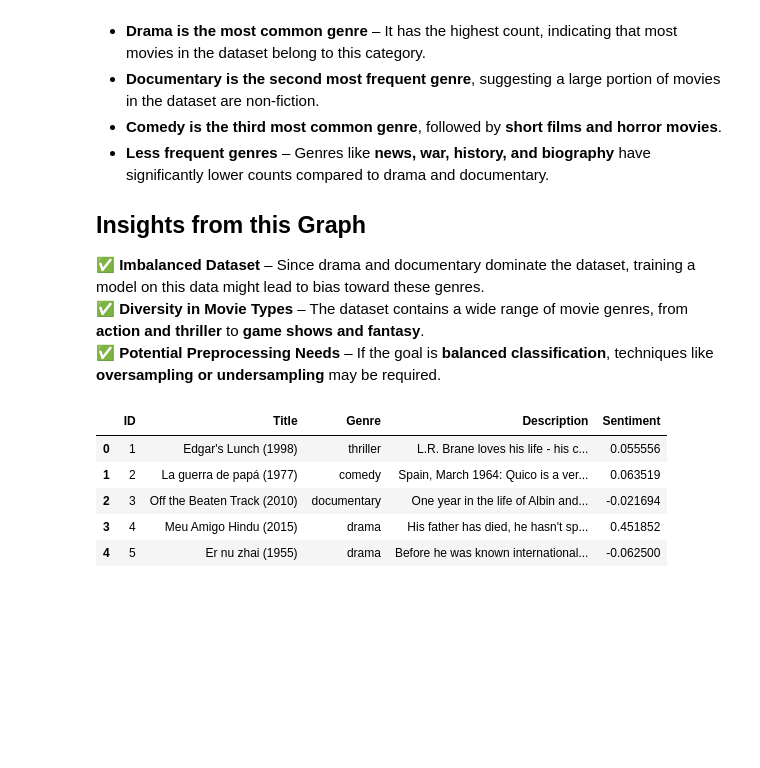
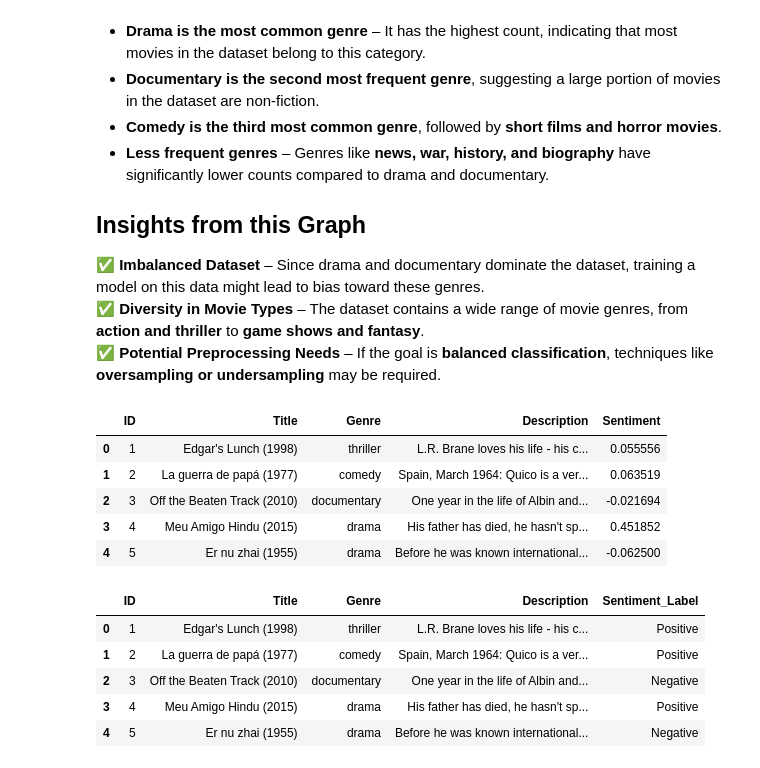
Before and after one commit to Dawittsegaye12/codsoft_movie-genre_prediction, a Jupyter notebook: notebook/eda.ipynb, the cells around one changed output. Saved outputs shown, nothing was run; the diff lists cells and outputs as text; code cells hidden in the pictures; blank space fills up the shorter version.

```diff
--- a/notebook/eda.ipynb
+++ b/notebook/eda.ipynb
@@ -328,3 +328,46 @@ merged_data1.head()
 | 2 | 3 | Off the Beaten Track (2010) | documentary | One year in the life of Albin and... | -0.021694 |
 | 3 | 4 | Meu Amigo Hindu (2015) | drama | His father has died, he hasn't sp... | 0.451852 |
 | 4 | 5 | Er nu zhai (1955) | drama | Before he was known international... | -0.062500 |
+# %%
+
+
+# Function to categorize sentiment
+def categorize_sentiment(polarity):
+    if polarity > 0:
+        return 'Positive'
+    elif polarity == 0:
+        return 'Neutral'
+    else:
+        return 'Negative'
+
+# Apply categorization
+merged_data['Sentiment_Label'] = merged_data['Sentiment'].apply(categorize_sentiment)
+
+# Display the first few rows with sentiment scores and labels
+print(merged_data[['Description', 'Sentiment', 'Sentiment_Label']].head())
+
+# Save the dataset with sentiment scores and labels
+merged_data.to_csv('C:/Users/SOOQ ELASER/movie_genre_prediction/dataset/merged_dataset_with_sentiment_labels.csv', index=False)
+print("Dataset with sentiment scores and labels saved as CSV successfully.")
+
+# Drop the 'Sentiment' column
+merged_data = merged_data.drop(['Sentiment'], axis=1)
+
+# Save the modified DataFrame to a new CSV file
+merged_data.to_csv('C:/Users/SOOQ ELASER/movie_genre_prediction/dataset/merged_dataset_final.csv', index=False)
+print("Dataset with dropped columns saved as CSV successfully.")
+
+# Load the updated dataset to verify
+merged_data_final = pd.read_csv('C:/Users/SOOQ ELASER/movie_genre_prediction/dataset/merged_dataset_final.csv')
+print(merged_data_final.head())
+
+merged_final = pd.read_csv(r'C:\Users\SOOQ ELASER\movie_genre_prediction\dataset\merged_dataset_final.csv')
+
+merged_final.head()
+# %% [output]
+|  | ID | Title | Genre | Description | Sentiment_Label |
+| 0 | 1 | Edgar's Lunch (1998) | thriller | L.R. Brane loves his life - his c... | Positive |
+| 1 | 2 | La guerra de papá (1977) | comedy | Spain, March 1964: Quico is a ver... | Positive |
+| 2 | 3 | Off the Beaten Track (2010) | documentary | One year in the life of Albin and... | Negative |
+| 3 | 4 | Meu Amigo Hindu (2015) | drama | His father has died, he hasn't sp... | Positive |
+| 4 | 5 | Er nu zhai (1955) | drama | Before he was known international... | Negative |
```
